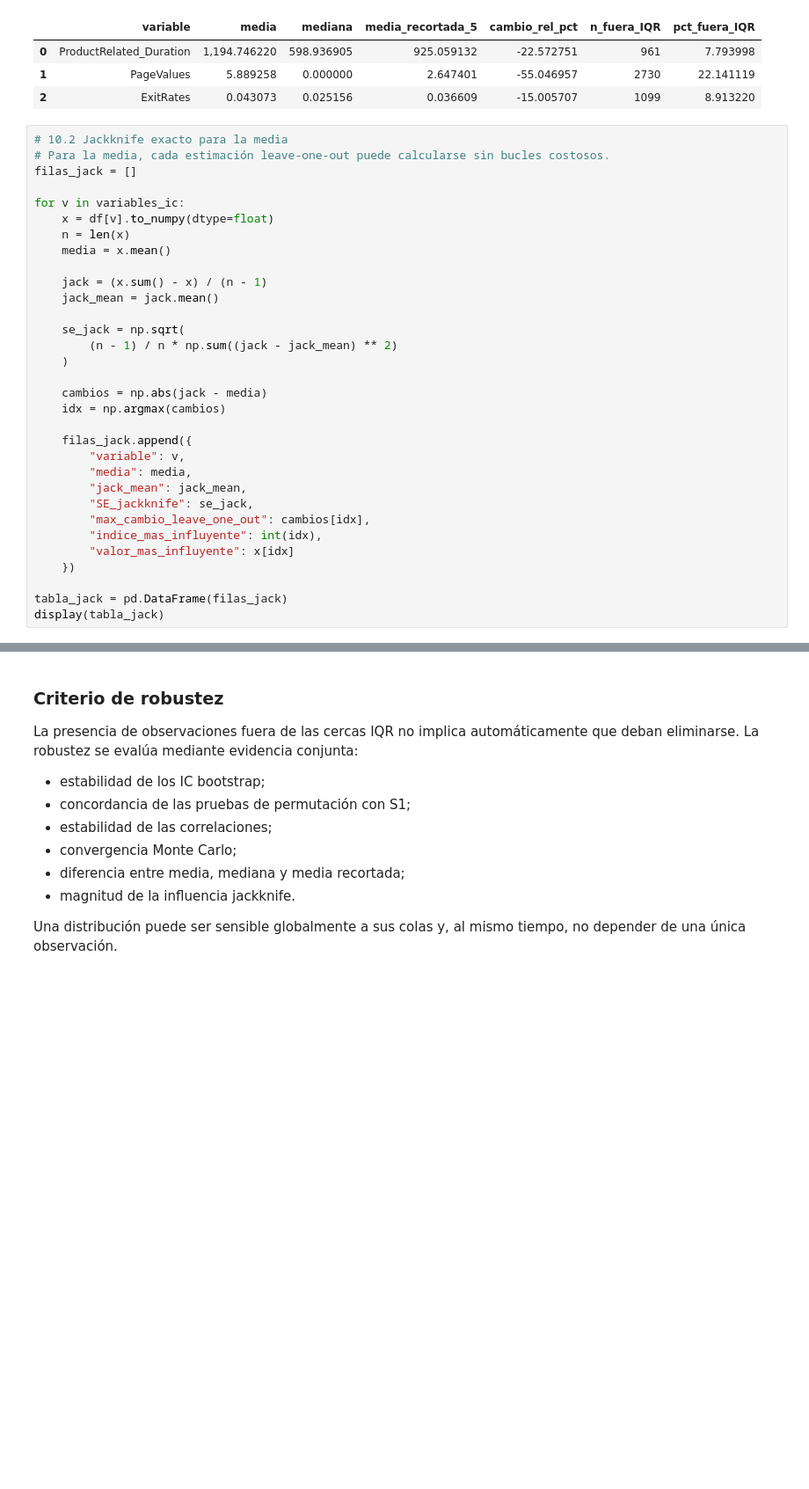
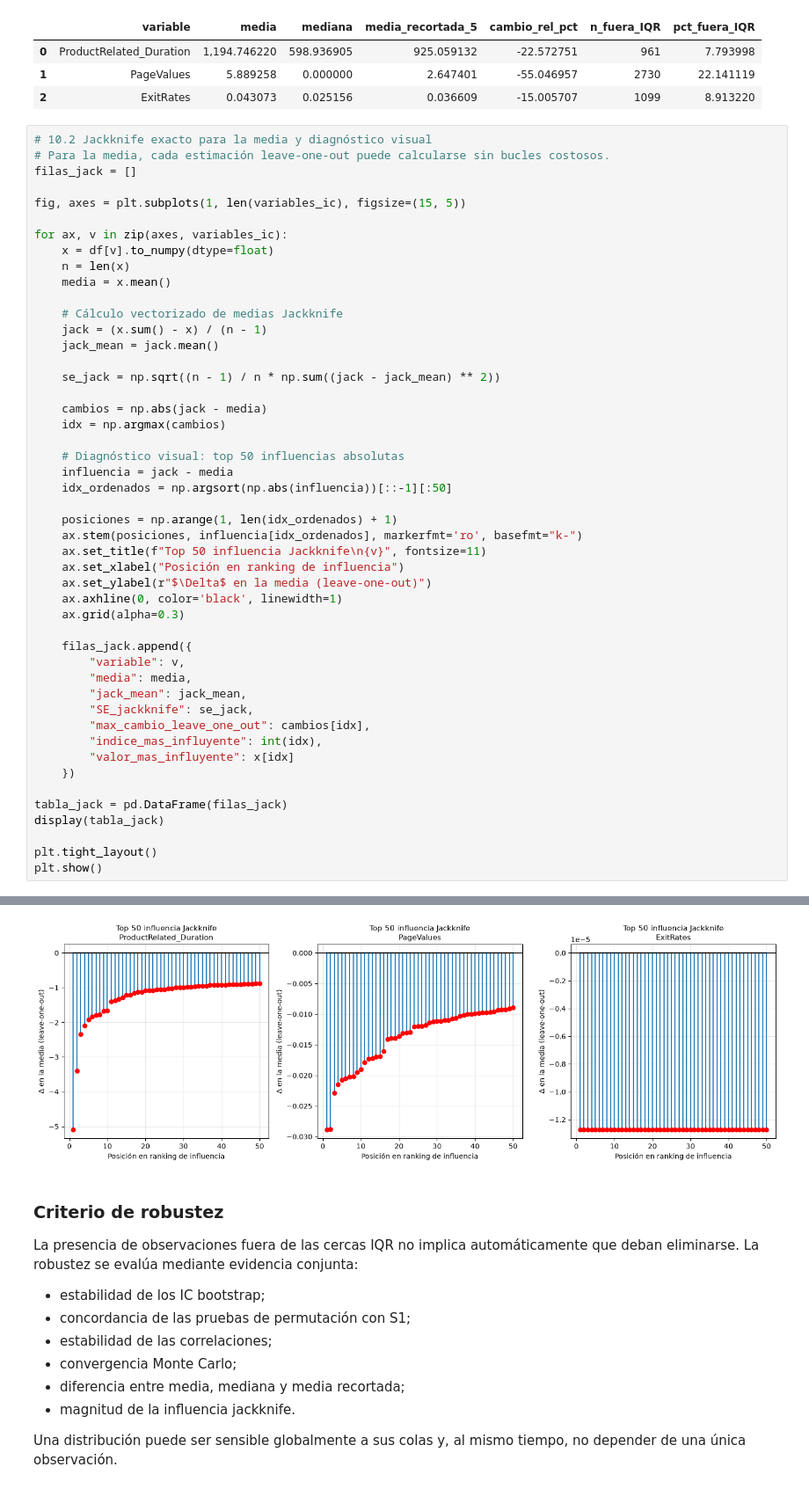
Before and after one commit to vedurancisterna-alt/Estadistica_Computacional, a Jupyter notebook: S2/02_simulacion_remuestreo.ipynb, the cells around one changed output, grey strips where cells are left out. Shown at 88% size. Drawn from its saved outputs; the diff is of its cells as text; blank space fills up the shorter version.

Commit message:
S2: incorpora diagnostico visual Jackknife de Daniela

```diff
--- a/S2/02_simulacion_remuestreo.ipynb
+++ b/S2/02_simulacion_remuestreo.ipynb
@@ -671,42 +671,59 @@ display(tabla_rob)
 | 1 | PageValues | 5.889258 | 0.000000 | 2.647401 | -55.046957 | 2730 | 22.141119 |
 | 2 | ExitRates | 0.043073 | 0.025156 | 0.036609 | -15.005707 | 1099 | 8.913220 |
 # %%
-# 10.2 Jackknife exacto para la media
+# 10.2 Jackknife exacto para la media y diagnóstico visual
 # Para la media, cada estimación leave-one-out puede calcularse sin bucles costosos.
 filas_jack = []
 
-for v in variables_ic:
+fig, axes = plt.subplots(1, len(variables_ic), figsize=(15, 5))
+
+for ax, v in zip(axes, variables_ic):
     x = df[v].to_numpy(dtype=float)
     n = len(x)
     media = x.mean()
 
+    # Cálculo vectorizado de medias Jackknife
     jack = (x.sum() - x) / (n - 1)
     jack_mean = jack.mean()
 
-    se_jack = np.sqrt(
-        (n - 1) / n * np.sum((jack - jack_mean) ** 2)
-    )
+    se_jack = np.sqrt((n - 1) / n * np.sum((jack - jack_mean) ** 2))
 
     cambios = np.abs(jack - media)
     idx = np.argmax(cambios)
+
+    # Diagnóstico visual: top 50 influencias absolutas
+    influencia = jack - media
+    idx_ordenados = np.argsort(np.abs(influencia))[::-1][:50]
+
+    posiciones = np.arange(1, len(idx_ordenados) + 1)
+    ax.stem(posiciones, influencia[idx_ordenados], markerfmt='ro', basefmt="k-")
+    ax.set_title(f"Top 50 influencia Jackknife\n{v}", fontsize=11)
+    ax.set_xlabel("Posición en ranking de influencia")
+    ax.set_ylabel(r"$\Delta$ en la media (leave-one-out)")
+    ax.axhline(0, color='black', linewidth=1)
+    ax.grid(alpha=0.3)
 
     filas_jack.append({
         "variable": v,
         "media": media,
         "jack_mean": jack_mean,
         "SE_jackknife": se_jack,
         "max_cambio_leave_one_out": cambios[idx],
         "indice_mas_influyente": int(idx),
         "valor_mas_influyente": x[idx]
     })
 
 tabla_jack = pd.DataFrame(filas_jack)
 display(tabla_jack)
+
+plt.tight_layout()
+plt.show()
 # %% [output]
 |  | variable | media | jack_mean | SE_jackknife | max_cambio_leave_one_out | indice_mas_influyente | ... |
 | 0 | ProductRelated_Duration | 1,194.746220 | 1,194.746220 | 17.233971 | 5.091960 | 8071 | ... |
 | 1 | PageValues | 5.889258 | 5.889258 | 0.167222 | 0.028865 | 9239 | ... |
 | 2 | ExitRates | 0.043073 | 0.043073 | 0.000438 | 0.000013 | 0 | ... |
+[figure, added]
 # %% [markdown]
 ### Criterio de robustez
 
```
